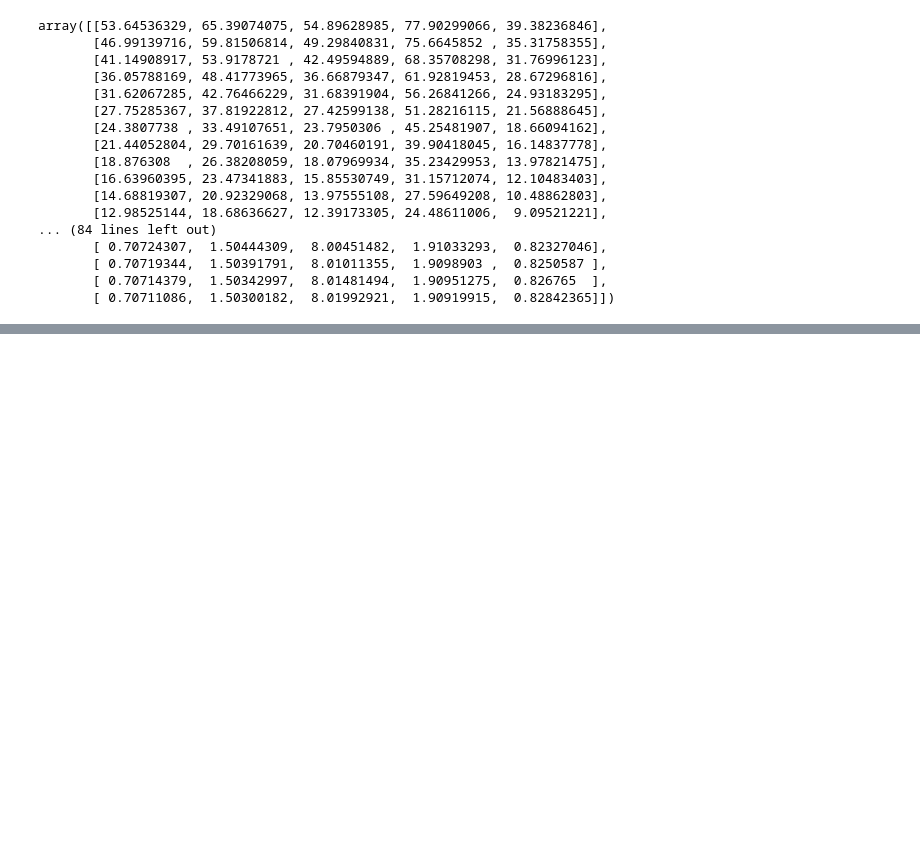
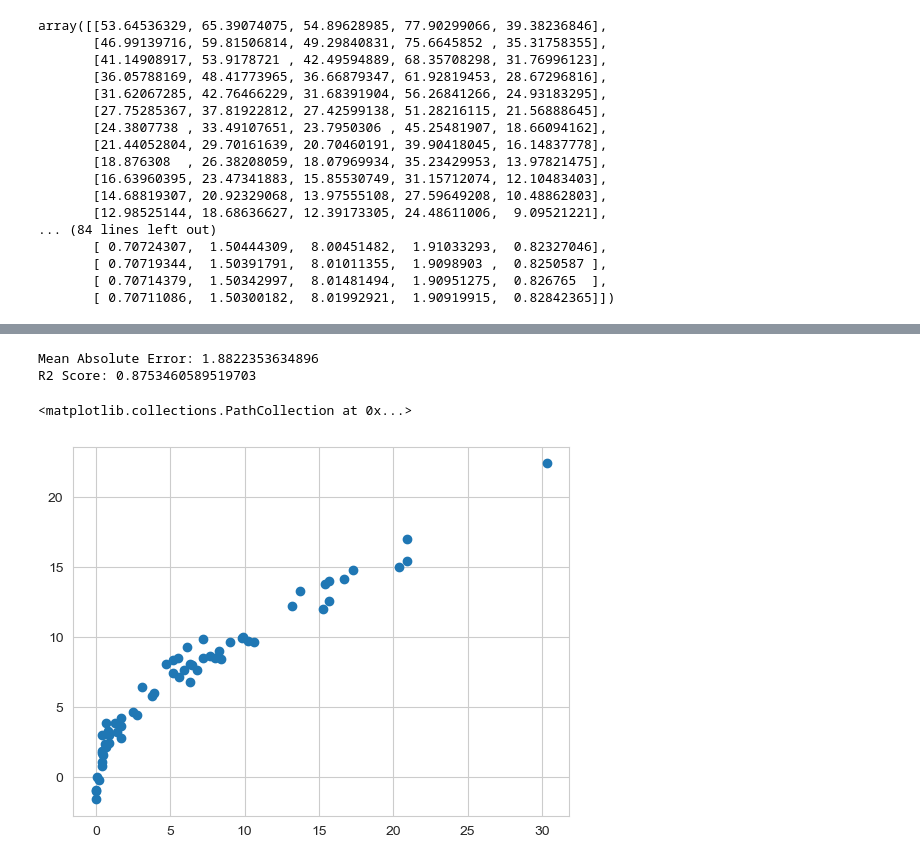
Before and after one commit to snigdhaydv27/Ridge_Lasso_Elastic, a Jupyter notebook: myCode.ipynb, the cells around one changed output, grey strips where cells are left out. Drawn from its saved outputs; the diff is of its cells as text; code cells hidden in the pictures; blank space fills up the shorter version.

```diff
--- a/myCode.ipynb
+++ b/myCode.ipynb
@@ -487,0 +532,16 @@ array([[53.64536329, 65.39074075, 54.89628985, 77.90299066, 39.38236846],
+# %%
+# Elastic Net Regression
+from sklearn.linear_model import ElasticNet
+elastic=ElasticNet()
+elastic.fit(X_train_scaled,y_train)
+y_pred=elastic.predict(X_test_scaled)
+mae=mean_absolute_error(y_test,y_pred)
+r2=r2_score(y_test,y_pred)
+print("Mean Absolute Error:",mae)
+print("R2 Score:",r2)
+plt.scatter(y_test,y_pred)
+# %% [output]
+Mean Absolute Error: 1.8822353634896
+R2 Score: 0.8753460589519703
+<matplotlib.collections.PathCollection at 0x...>
+[figure, added]
```
Also changed, not shown: parts of 4 cells of this notebook.
